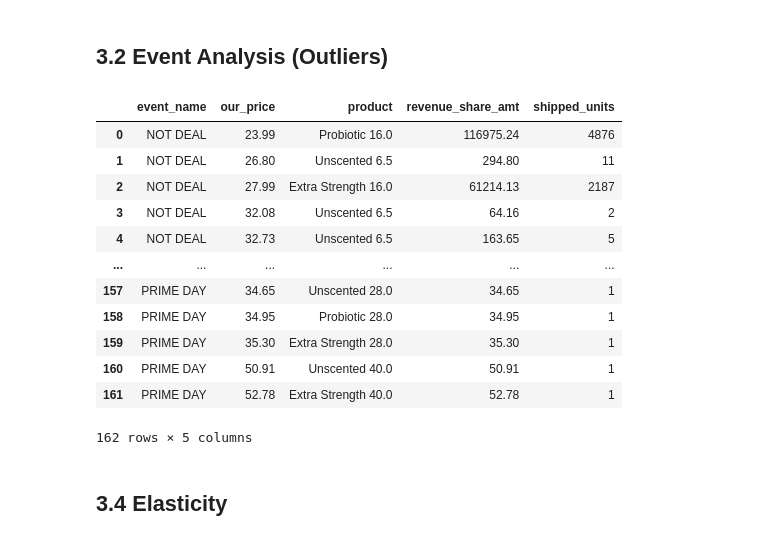
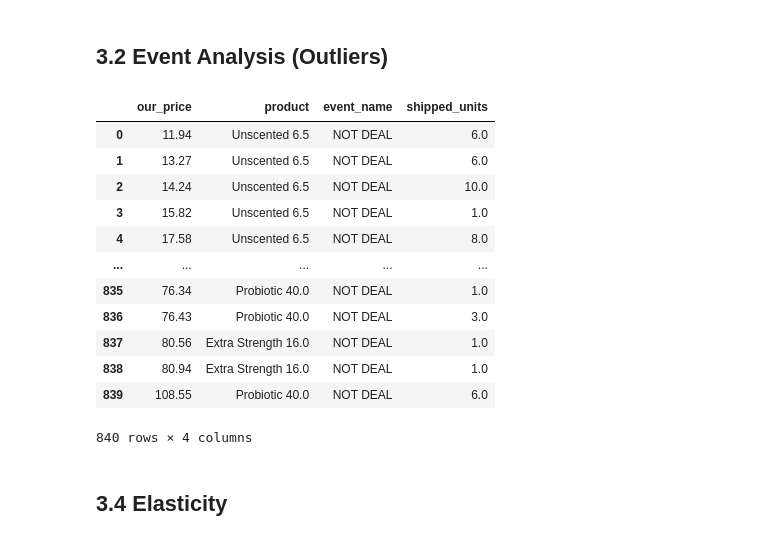
Before and after one commit to angie-xiao/pricing, a Jupyter notebook: scripts/optimization.ipynb, the cells around one changed output. Saved outputs shown, nothing was run; the diff lists cells and outputs as text; code cells hidden in the pictures.

Commit message:
using 365 data

```diff
--- a/scripts/optimization.ipynb
+++ b/scripts/optimization.ipynb
@@ -106,5 +107,5 @@ from plotnine import ggplot, aes, geom_ribbon, geom_line,facet_wrap,labs,theme,g
 # %%
-df = pd.read_csv('../data/boxie60days.csv')
+df = pd.read_csv('../data/boxie_365.csv')
 tags = pd.read_csv('../data/boxie_products.csv')
 # %% [markdown]
 # 2. Data Engineering
@@ -190,31 +205,24 @@ fig.show()
 # %% [markdown]
 ## 3.2 Event Analysis (Outliers)
 # %%
-df_tags = df_tags[
-    df_tags['Tag'].isin(['Unscented', 'Extra Strength', 'Probiotic'])
-]
+event = df_tags[['our_price', 'shipped_units','product', 'event_name']].groupby(
+    ['our_price','product','event_name']
+).sum().reset_index()
 
-# add a product tag, + weight
-df_tags['product'] = df_tags['Tag'] + ' ' + df_tags['weight_lb'].astype(str)
-
-# aggregate
-sales_df = df_tags[['our_price', 'event_name', 'product', 'revenue_share_amt','shipped_units']].\
-    groupby(['event_name', 'our_price', 'product']).\
-    sum().reset_index()
-sales_df
+event
 # %% [output]
-|  | event_name | our_price | product | revenue_share_amt | shipped_units |
-| 0 | NOT DEAL | 23.99 | Probiotic 16.0 | 116975.24 | 4876 |
-| 1 | NOT DEAL | 26.80 | Unscented 6.5 | 294.80 | 11 |
-| 2 | NOT DEAL | 27.99 | Extra Strength 16.0 | 61214.13 | 2187 |
-| 3 | NOT DEAL | 32.08 | Unscented 6.5 | 64.16 | 2 |
-| 4 | NOT DEAL | 32.73 | Unscented 6.5 | 163.65 | 5 |
-| ... | ... | ... | ... | ... | ... |
-| 157 | PRIME DAY | 34.65 | Unscented 28.0 | 34.65 | 1 |
-| 158 | PRIME DAY | 34.95 | Probiotic 28.0 | 34.95 | 1 |
-| 159 | PRIME DAY | 35.30 | Extra Strength 28.0 | 35.30 | 1 |
-| 160 | PRIME DAY | 50.91 | Unscented 40.0 | 50.91 | 1 |
-| 161 | PRIME DAY | 52.78 | Extra Strength 40.0 | 52.78 | 1 |
+|  | our_price | product | event_name | shipped_units |
+| 0 | 11.94 | Unscented 6.5 | NOT DEAL | 6.0 |
+| 1 | 13.27 | Unscented 6.5 | NOT DEAL | 6.0 |
+| 2 | 14.24 | Unscented 6.5 | NOT DEAL | 10.0 |
+| 3 | 15.82 | Unscented 6.5 | NOT DEAL | 1.0 |
+| 4 | 17.58 | Unscented 6.5 | NOT DEAL | 8.0 |
+| ... | ... | ... | ... | ... |
+| 835 | 76.34 | Probiotic 40.0 | NOT DEAL | 1.0 |
+| 836 | 76.43 | Probiotic 40.0 | NOT DEAL | 3.0 |
+| 837 | 80.56 | Extra Strength 16.0 | NOT DEAL | 1.0 |
+| 838 | 80.94 | Extra Strength 16.0 | NOT DEAL | 1.0 |
+| 839 | 108.55 | Probiotic 40.0 | NOT DEAL | 6.0 |
-162 rows × 5 columns
+840 rows × 4 columns
 # %%
 fig = px.scatter(
```
Also changed, not shown: parts of 12 cells of this notebook.
